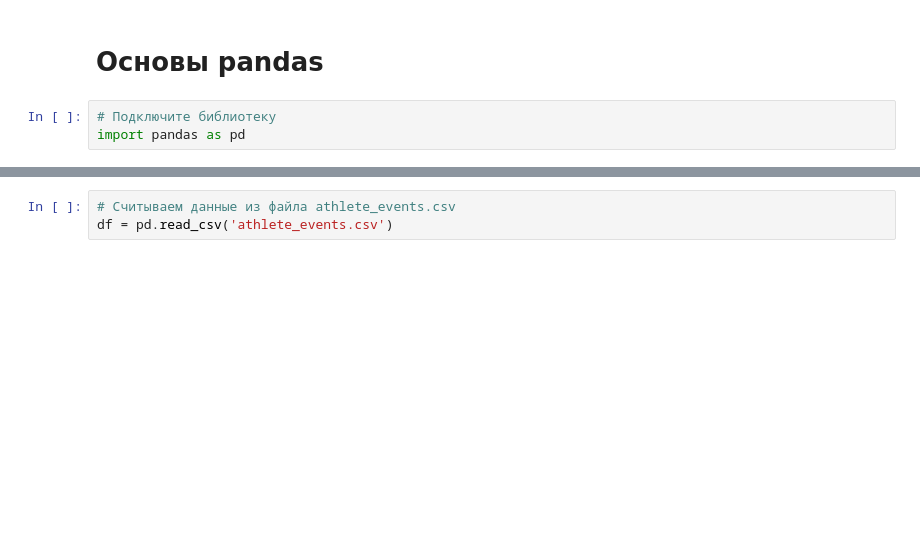
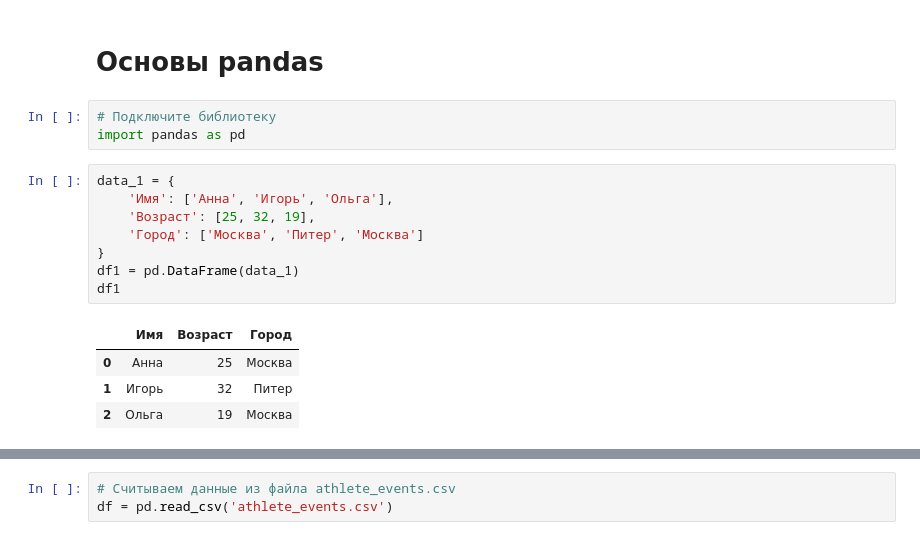
Before and after one commit to udovenkodv777-creator/Python-Course, a Jupyter notebook: Модуль 7_заполнено/Итоговая работа_М7.ipynb, the cells around one changed output, grey strips where cells are left out. Drawn from its saved outputs; the diff is of its cells as text; blank space fills up the shorter version.

```diff
--- a/Модуль 7_заполнено/Итоговая работа_М7.ipynb
+++ b/Модуль 7_заполнено/Итоговая работа_М7.ipynb
@@ -142,3 +182,16 @@ get_name_data('Фамилия:Сидоров-Ильин,Имя:Петр')
 # %%
 # Подключите библиотеку
 import pandas as pd
+# %%
+data_1 = {
+    'Имя': ['Анна', 'Игорь', 'Ольга'],
+    'Возраст': [25, 32, 19],
+    'Город': ['Москва', 'Питер', 'Москва']
+}
+df1 = pd.DataFrame(data_1)
+df1
+# %% [output]
+|  | Имя | Возраст | Город |
+| 0 | Анна | 25 | Москва |
+| 1 | Игорь | 32 | Питер |
+| 2 | Ольга | 19 | Москва |
```
Also changed, not shown: parts of 10 cells of this notebook, 1 other file.
